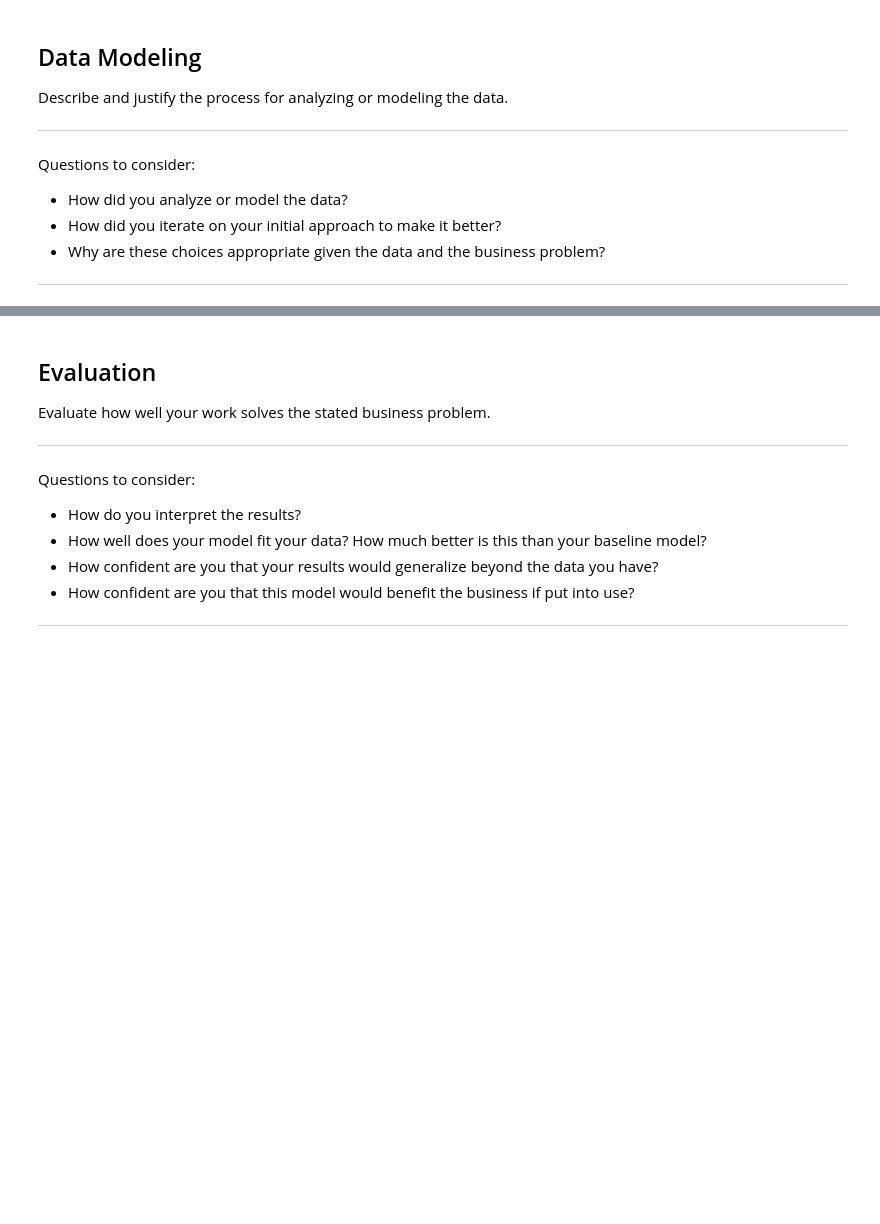
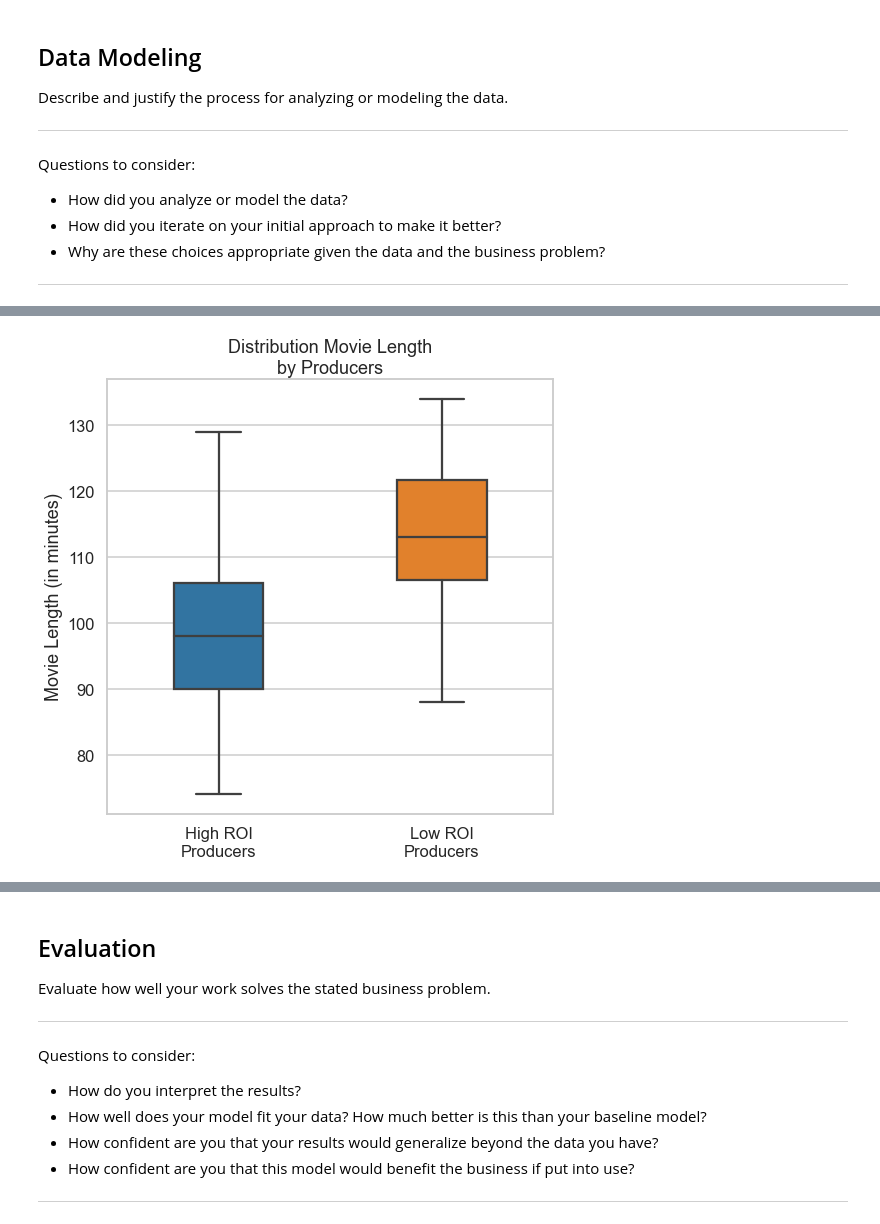
Before and after one commit to rlodetti/Microsoft_Movie_Project, a Jupyter notebook: Published.ipynb, the cells around one changed output, grey strips where cells are left out. Saved outputs shown, nothing was run; the diff lists cells and outputs as text; code cells hidden in the pictures; blank space fills up the shorter version.

```diff
--- a/Published.ipynb
+++ b/Published.ipynb
@@ -119,0 +150,4 @@ Questions to consider:
+# %%
+viz.producer_runtime(movies)
+# %% [output]
+[figure, added]
```
Also changed, not shown: parts of 20 cells of this notebook, 9 other files.
